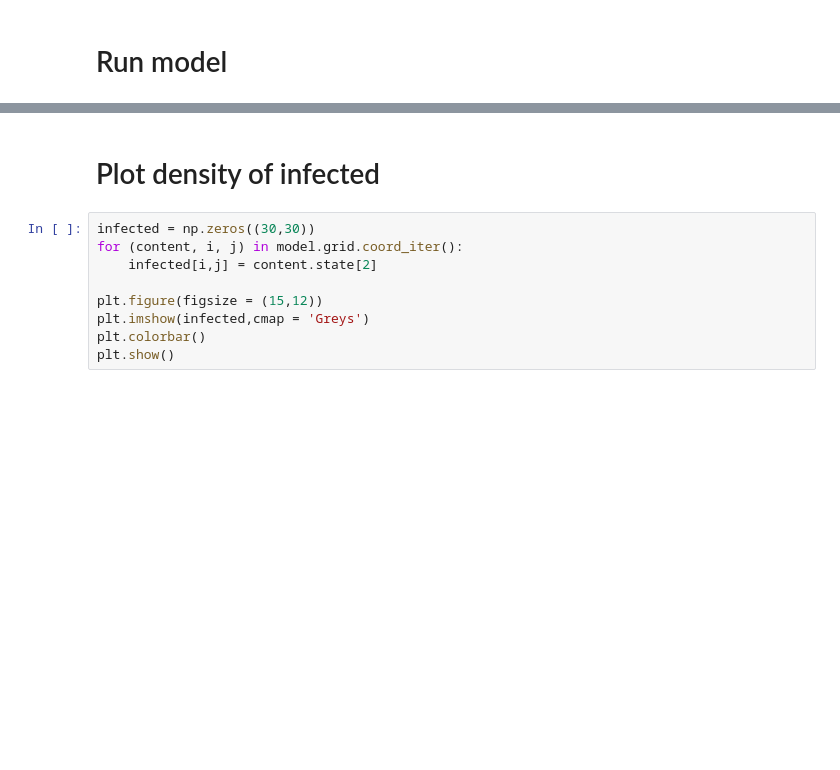
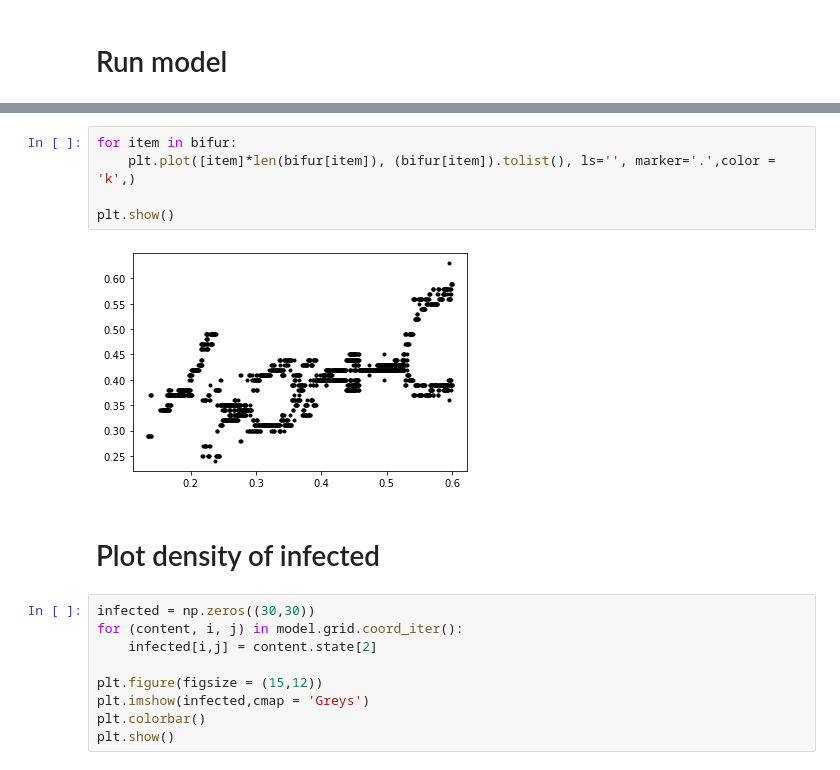
Before and after one commit to zzammuel/CSS, a Jupyter notebook: SEIR.ipynb, the cells around one changed output, grey strips where cells are left out. Drawn from its saved outputs; the diff is of its cells as text; blank space fills up the shorter version.

```diff
--- a/SEIR.ipynb
+++ b/SEIR.ipynb
@@ -179,3 +256,10 @@ df.plot()
+# %%
+for item in bifur:
+    plt.plot([item]*len(bifur[item]), (bifur[item]).tolist(), ls='', marker='.',color = 'k',)
+
+plt.show()
+# %% [output]
+[figure, added]
 # %% [markdown]
 # Plot density of infected
 # %%
```
Also changed, not shown: parts of 12 cells of this notebook.
